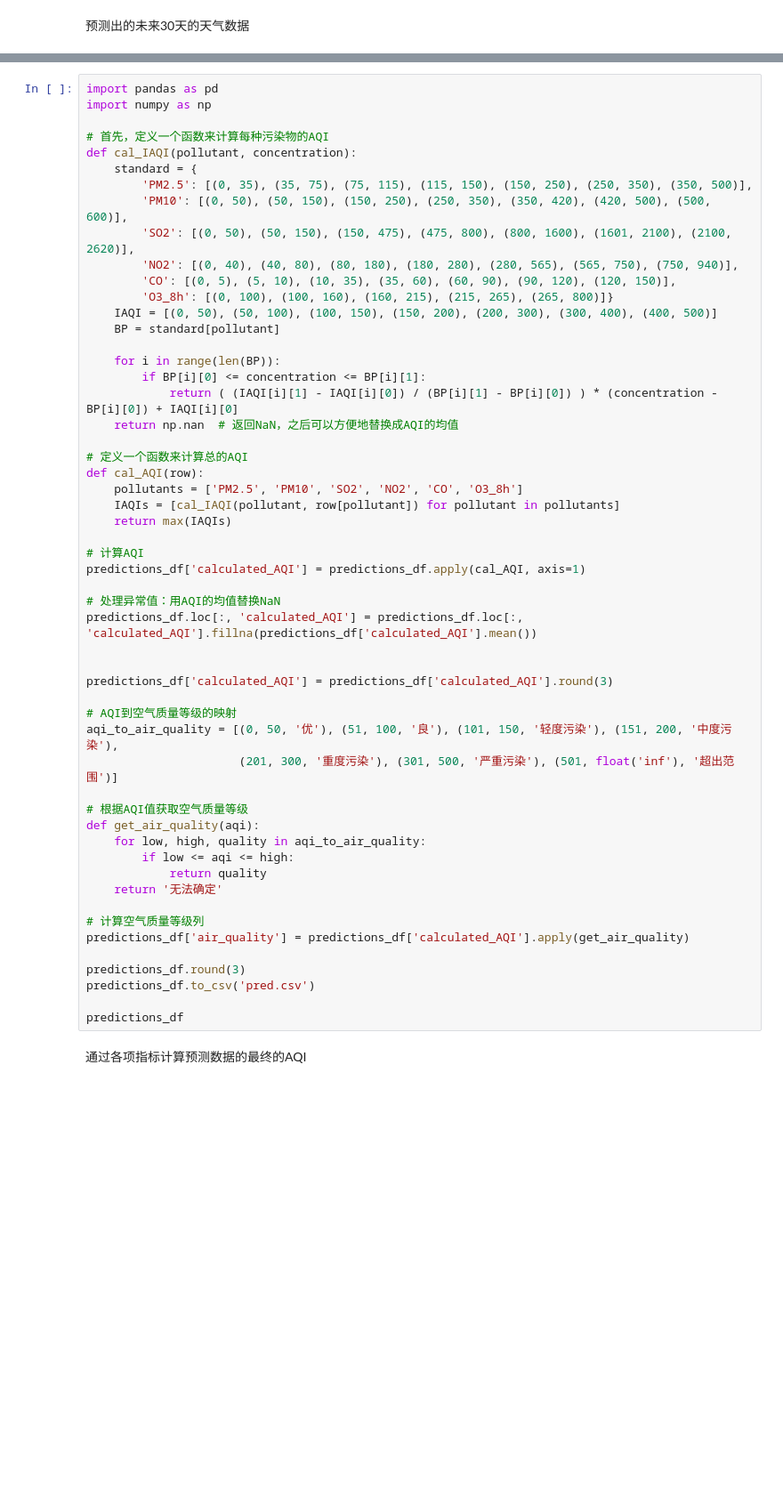
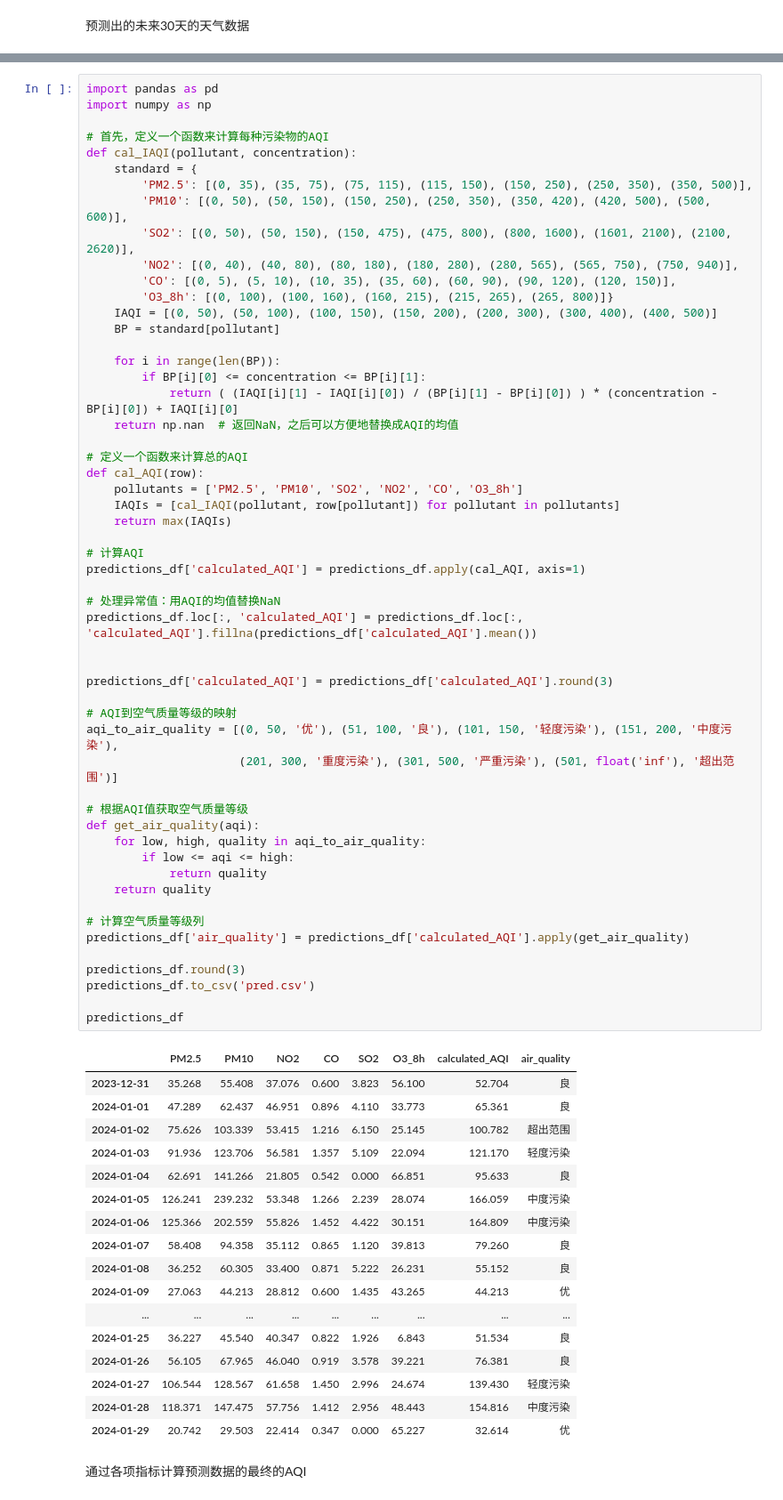
Before and after one commit to looechao/AQI-ML-Python, a Jupyter notebook: LSTM-Algorithm.ipynb, the cells around one changed output, grey strips where cells are left out. Shown at 89% size. Drawn from its saved outputs; the diff is of its cells as text; blank space fills up the shorter version.

```diff
--- a/LSTM-Algorithm.ipynb
+++ b/LSTM-Algorithm.ipynb
@@ -354,34 +566,52 @@ def cal_AQI(row):
     pollutants = ['PM2.5', 'PM10', 'SO2', 'NO2', 'CO', 'O3_8h']
     IAQIs = [cal_IAQI(pollutant, row[pollutant]) for pollutant in pollutants]
     return max(IAQIs)
 
 # 计算AQI
 predictions_df['calculated_AQI'] = predictions_df.apply(cal_AQI, axis=1)
 
 # 处理异常值：用AQI的均值替换NaN
 predictions_df.loc[:, 'calculated_AQI'] = predictions_df.loc[:, 'calculated_AQI'].fillna(predictions_df['calculated_AQI'].mean())
 
 
 predictions_df['calculated_AQI'] = predictions_df['calculated_AQI'].round(3)
 
 # AQI到空气质量等级的映射
 aqi_to_air_quality = [(0, 50, '优'), (51, 100, '良'), (101, 150, '轻度污染'), (151, 200, '中度污染'),
                       (201, 300, '重度污染'), (301, 500, '严重污染'), (501, float('inf'), '超出范围')]
 
 # 根据AQI值获取空气质量等级
 def get_air_quality(aqi):
     for low, high, quality in aqi_to_air_quality:
         if low <= aqi <= high:
             return quality
-    return '无法确定'
+    return quality
 
 # 计算空气质量等级列
 predictions_df['air_quality'] = predictions_df['calculated_AQI'].apply(get_air_quality)
 
 predictions_df.round(3)
 predictions_df.to_csv('pred.csv')
 
 predictions_df
+# %% [output]
+|  | PM2.5 | PM10 | NO2 | CO | SO2 | O3_8h | calculated_AQI | air_quality |
+| 2023-12-31 | 35.268 | 55.408 | 37.076 | 0.600 | 3.823 | 56.100 | 52.704 | 良 |
+| 2024-01-01 | 47.289 | 62.437 | 46.951 | 0.896 | 4.110 | 33.773 | 65.361 | 良 |
+| 2024-01-02 | 75.626 | 103.339 | 53.415 | 1.216 | 6.150 | 25.145 | 100.782 | 超出范围 |
+| 2024-01-03 | 91.936 | 123.706 | 56.581 | 1.357 | 5.109 | 22.094 | 121.170 | 轻度污染 |
+| 2024-01-04 | 62.691 | 141.266 | 21.805 | 0.542 | 0.000 | 66.851 | 95.633 | 良 |
+| 2024-01-05 | 126.241 | 239.232 | 53.348 | 1.266 | 2.239 | 28.074 | 166.059 | 中度污染 |
+| 2024-01-06 | 125.366 | 202.559 | 55.826 | 1.452 | 4.422 | 30.151 | 164.809 | 中度污染 |
+| 2024-01-07 | 58.408 | 94.358 | 35.112 | 0.865 | 1.120 | 39.813 | 79.260 | 良 |
+| 2024-01-08 | 36.252 | 60.305 | 33.400 | 0.871 | 5.222 | 26.231 | 55.152 | 良 |
+| 2024-01-09 | 27.063 | 44.213 | 28.812 | 0.600 | 1.435 | 43.265 | 44.213 | 优 |
+| ... | ... | ... | ... | ... | ... | ... | ... | ... |
+| 2024-01-25 | 36.227 | 45.540 | 40.347 | 0.822 | 1.926 | 6.843 | 51.534 | 良 |
+| 2024-01-26 | 56.105 | 67.965 | 46.040 | 0.919 | 3.578 | 39.221 | 76.381 | 良 |
+| 2024-01-27 | 106.544 | 128.567 | 61.658 | 1.450 | 2.996 | 24.674 | 139.430 | 轻度污染 |
+| 2024-01-28 | 118.371 | 147.475 | 57.756 | 1.412 | 2.956 | 48.443 | 154.816 | 中度污染 |
+| 2024-01-29 | 20.742 | 29.503 | 22.414 | 0.347 | 0.000 | 65.227 | 32.614 | 优 |
 # %% [markdown]
 通过各项指标计算预测数据的最终的AQI
 # %%
```
Also changed, not shown: parts of 12 cells of this notebook, 10 other files.
